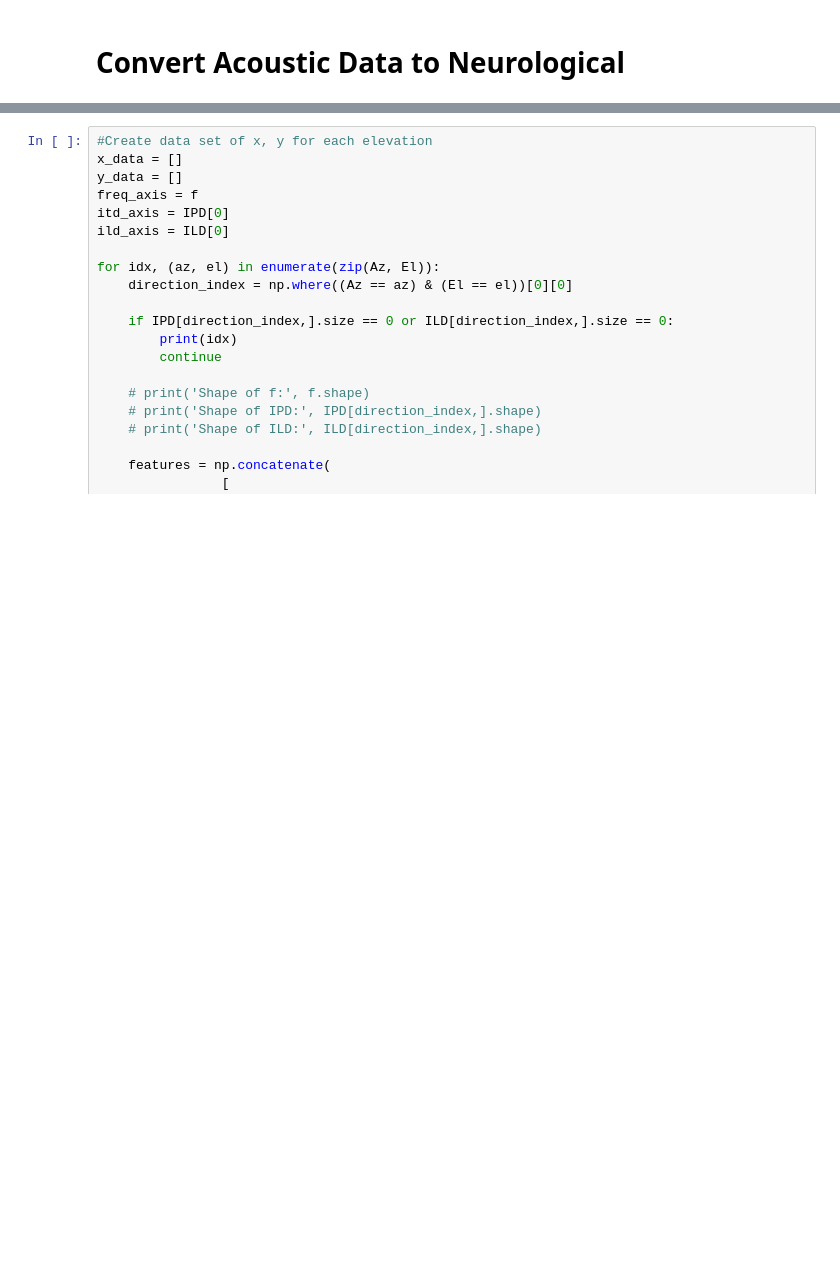
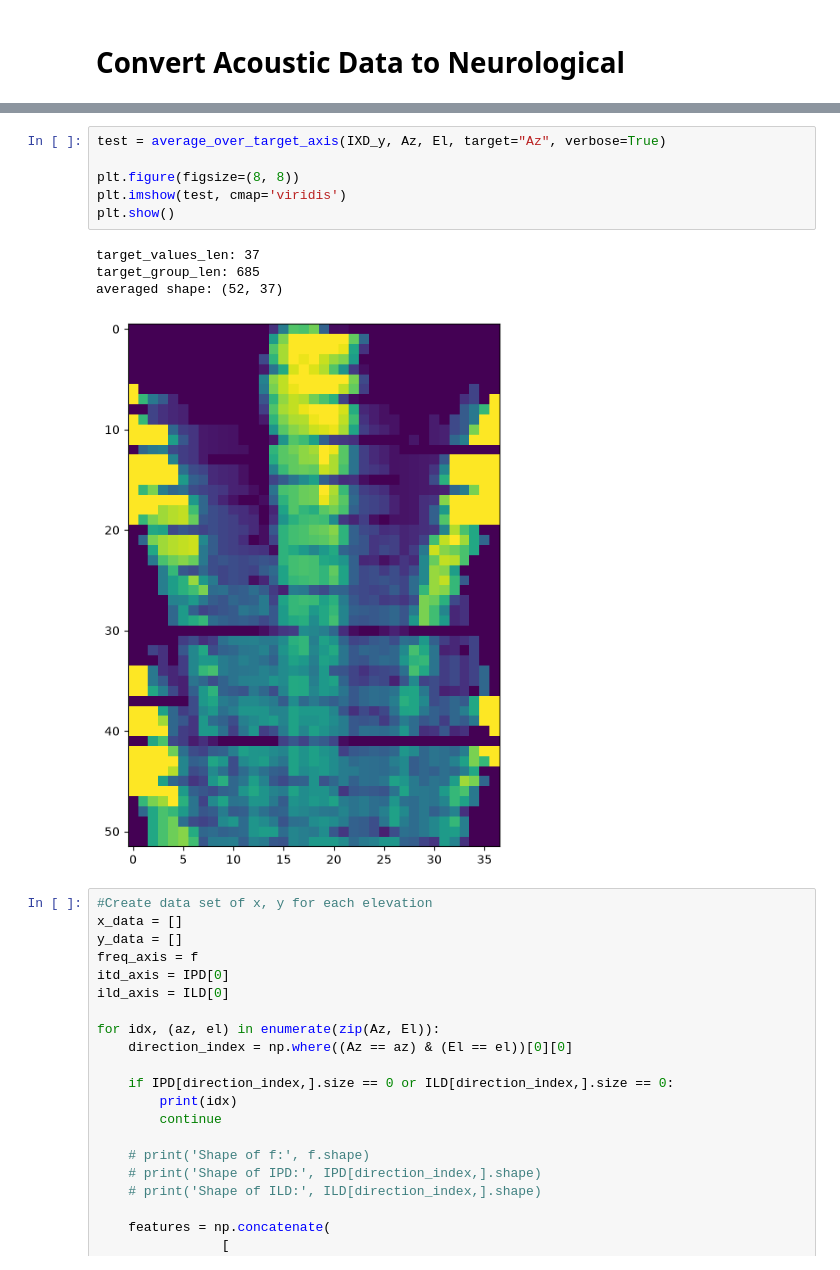
Before and after one commit to debello-lab/rANN, a Jupyter notebook: notebooks/rANN_01_HRTF_Data_Processing.ipynb, the cells around one changed output, grey strips where cells are left out. Cells and saved outputs as stored; diff of their text form; blank space fills up the shorter version.

```diff
--- a/notebooks/rANN_01_HRTF_Data_Processing.ipynb
+++ b/notebooks/rANN_01_HRTF_Data_Processing.ipynb
@@ -393,3 +483,14 @@ ValueError: setting an array element with a sequence. The requested array has an
+# %%
+test = average_over_target_axis(IXD_y, Az, El, target="Az", verbose=True)
+
+plt.figure(figsize=(8, 8))
+plt.imshow(test, cmap='viridis')
+plt.show()
+# %% [output]
+target_values_len: 37
+target_group_len: 685
+averaged shape: (52, 37)
+[figure, added]
 # %%
 #Create data set of x, y for each elevation
 x_data = []
```
Also changed, not shown: parts of 7 cells of this notebook, 2 other files.
